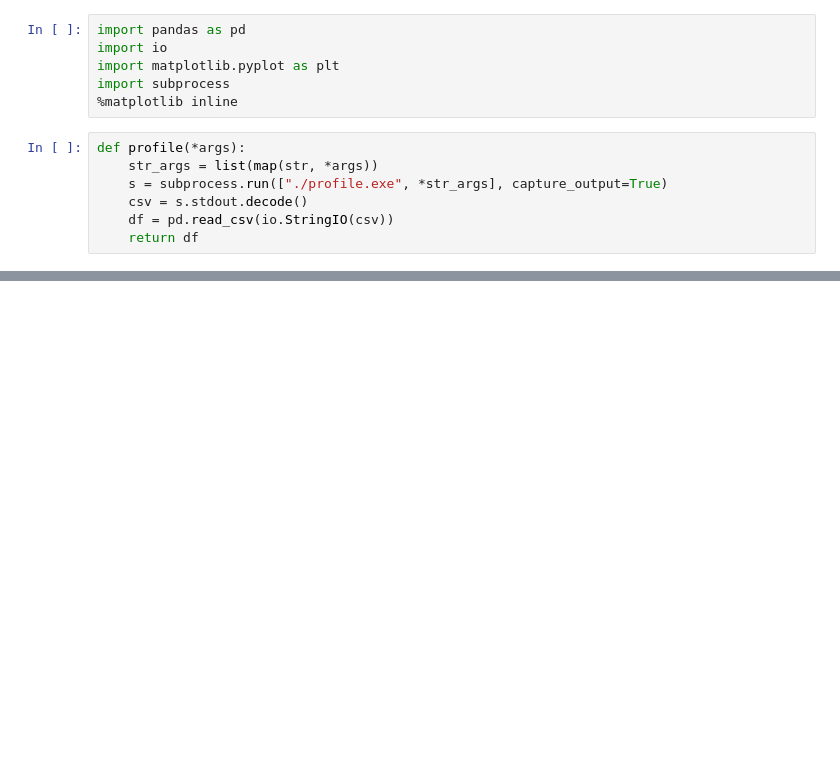
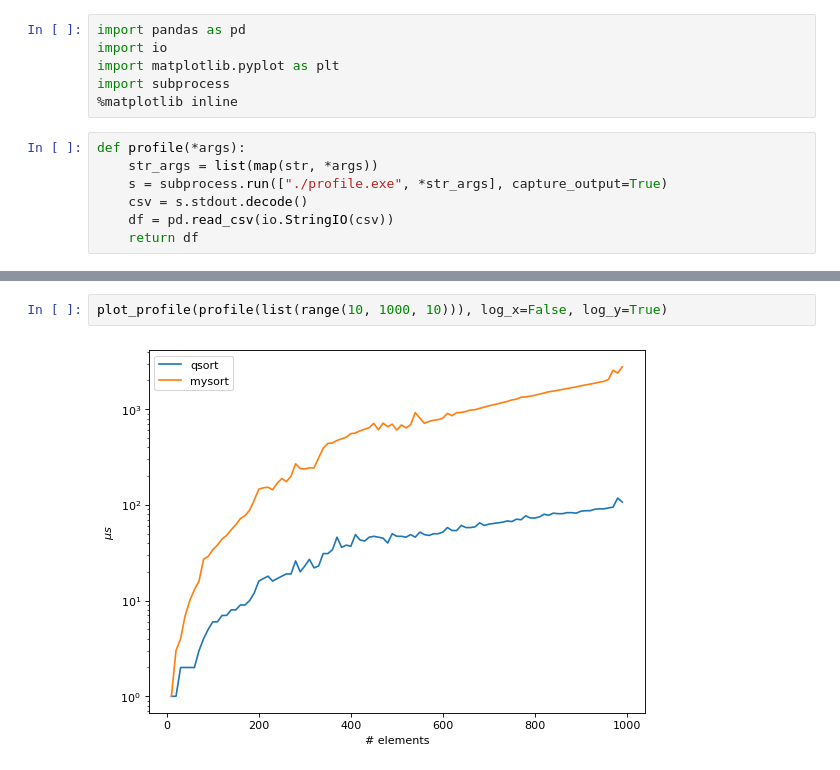
Before and after one commit to awarebayes/cprog, a Jupyter notebook: lab_07_01_02/EDA.ipynb, the cells around one changed output, grey strips where cells are left out. Saved outputs shown, nothing was run; the diff lists cells and outputs as text; blank space fills up the shorter version.

```diff
--- a/lab_07_01_02/EDA.ipynb
+++ b/lab_07_01_02/EDA.ipynb
@@ -46,0 +50,4 @@ plot_profile(profile(list(range(100))), log=False)
+# %%
+plot_profile(profile(list(range(10, 1000, 10))), log_x=False, log_y=True)
+# %% [output]
+[figure, added]
```
Also changed, not shown: parts of 5 cells of this notebook, 6 other files.
